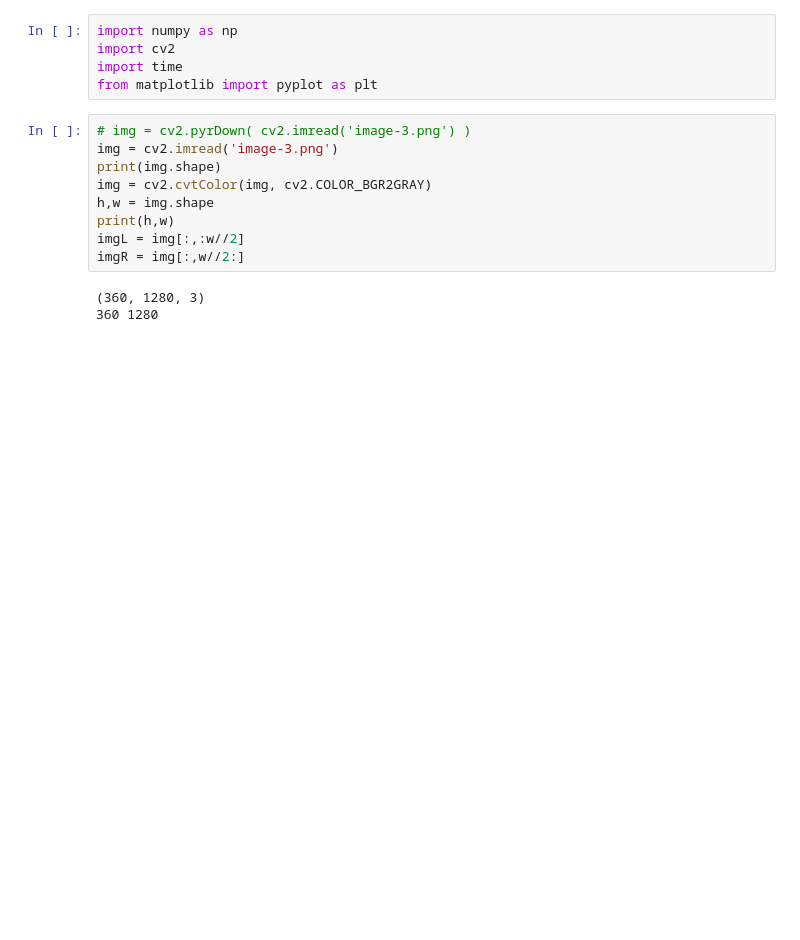
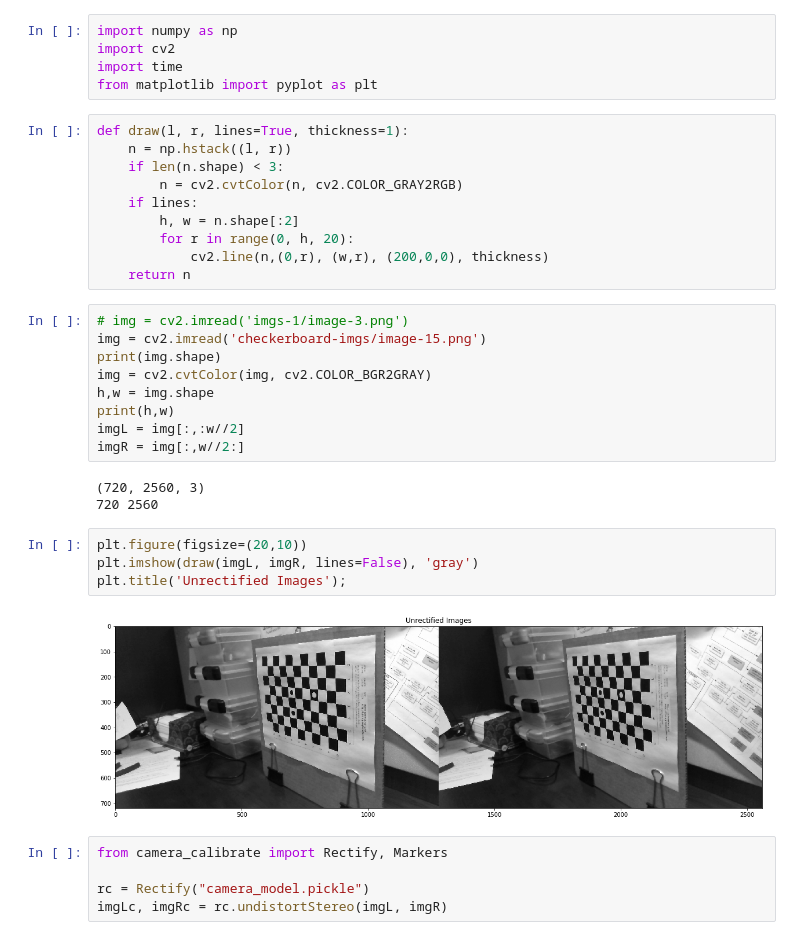
Before and after one commit to walchko/github-blog, a Jupyter notebook: source/blog/Vision/stereo-vision/stereo.ipynb, the cells around one changed output. Cells and saved outputs as stored; diff of their text form; blank space fills up the shorter version.

```diff
--- a/source/blog/Vision/stereo-vision/stereo.ipynb
+++ b/source/blog/Vision/stereo-vision/stereo.ipynb
@@ -3,9 +39,19 @@ import numpy as np
 import cv2
 import time
 from matplotlib import pyplot as plt
+# %%
+def draw(l, r, lines=True, thickness=1):
+    n = np.hstack((l, r))
+    if len(n.shape) < 3:
+        n = cv2.cvtColor(n, cv2.COLOR_GRAY2RGB)
+    if lines:
+        h, w = n.shape[:2]
+        for r in range(0, h, 20):
+            cv2.line(n,(0,r), (w,r), (200,0,0), thickness)
+    return n
 # %%
-# img = cv2.pyrDown( cv2.imread('image-3.png') )
-img = cv2.imread('image-3.png')
+# img = cv2.imread('imgs-1/image-3.png')
+img = cv2.imread('checkerboard-imgs/image-15.png')
 print(img.shape)
 img = cv2.cvtColor(img, cv2.COLOR_BGR2GRAY)
 h,w = img.shape
@@ -13,5 +59,16 @@ print(h,w)
 imgL = img[:,:w//2]
 imgR = img[:,w//2:]
 # %% [output]
-(360, 1280, 3)
-360 1280
+(720, 2560, 3)
+720 2560
+# %%
+plt.figure(figsize=(20,10))
+plt.imshow(draw(imgL, imgR, lines=False), 'gray')
+plt.title('Unrectified Images');
+# %% [output]
+[figure, added]
+# %%
+from camera_calibrate import Rectify, Markers
+
+rc = Rectify("camera_model.pickle")
+imgLc, imgRc = rc.undistortStereo(imgL, imgR)
```
Also changed, not shown: parts of 12 cells of this notebook, 6 other files.
